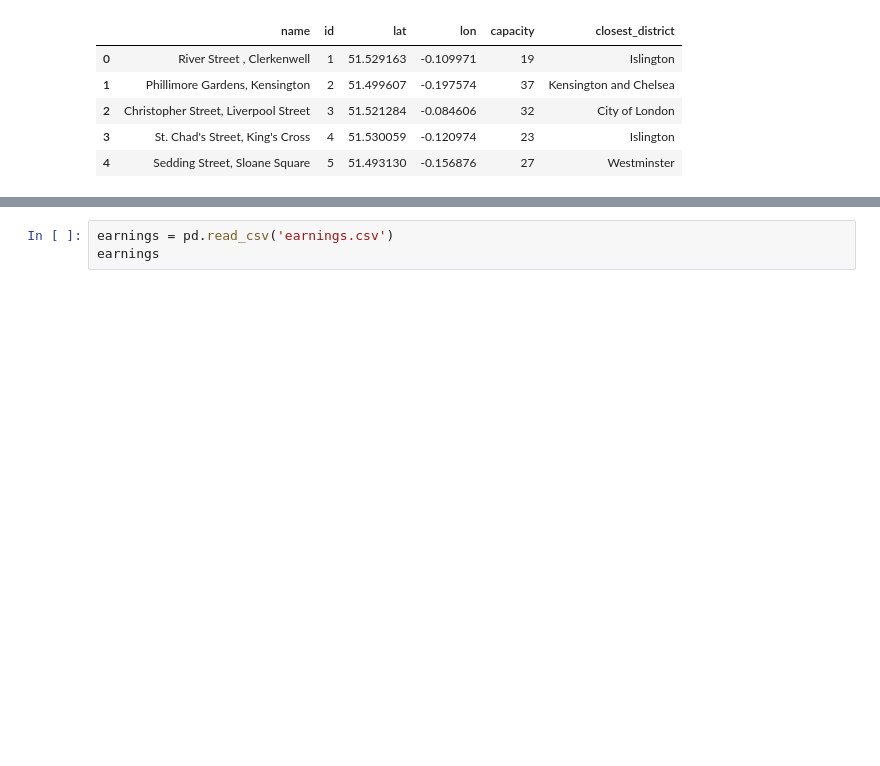
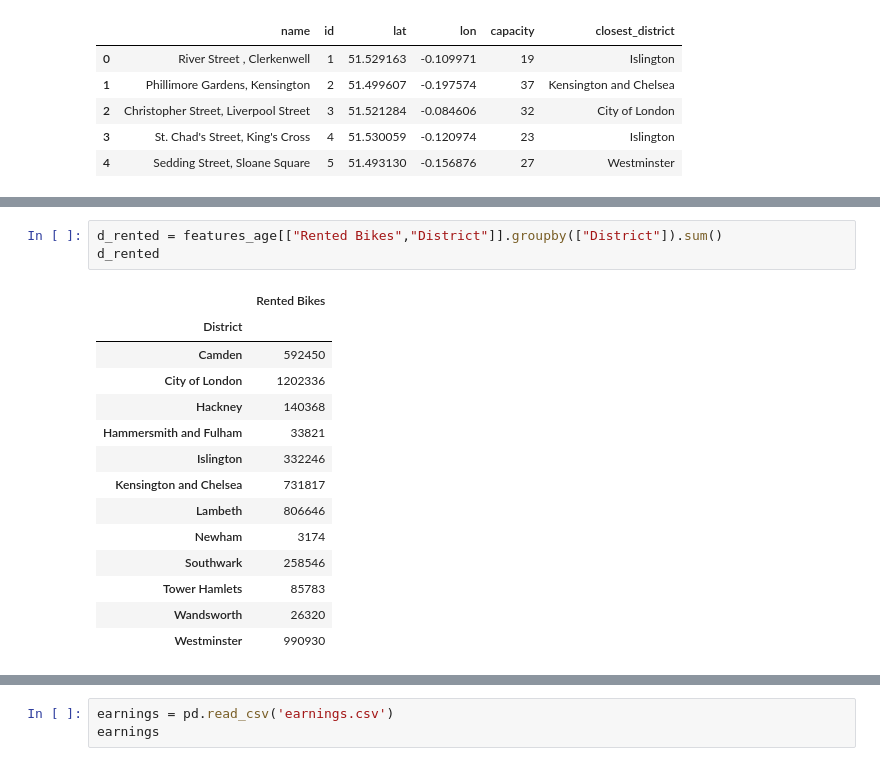
Before and after one commit to dataBikeHsUlm/MapReduce, a Jupyter notebook: Data_Profiling/AdditionalFeatures.ipynb, the cells around one changed output, grey strips where cells are left out. Drawn from its saved outputs; the diff is of its cells as text; blank space fills up the shorter version.

```diff
--- a/Data_Profiling/AdditionalFeatures.ipynb
+++ b/Data_Profiling/AdditionalFeatures.ipynb
@@ -167,0 +188,18 @@ The most used stations according to age data could be in: <br>
+# %%
+d_rented = features_age[["Rented Bikes","District"]].groupby(["District"]).sum()
+d_rented
+# %% [output]
+|  | Rented Bikes |
+| District |  |
+| Camden | 592450 |
+| City of London | 1202336 |
+| Hackney | 140368 |
+| Hammersmith and Fulham | 33821 |
+| Islington | 332246 |
+| Kensington and Chelsea | 731817 |
+| Lambeth | 806646 |
+| Newham | 3174 |
+| Southwark | 258546 |
+| Tower Hamlets | 85783 |
+| Wandsworth | 26320 |
+| Westminster | 990930 |
```
Also changed, not shown: parts of 8 cells of this notebook, 5 other files.
